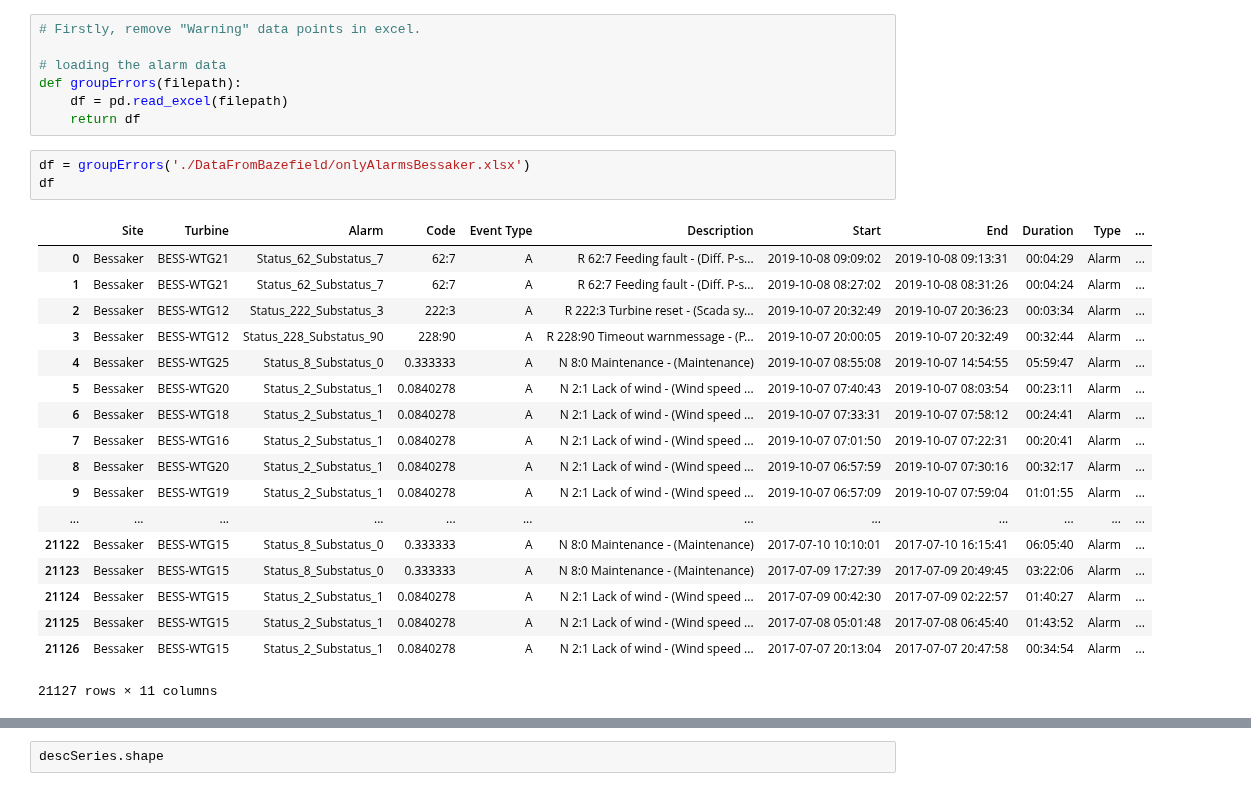
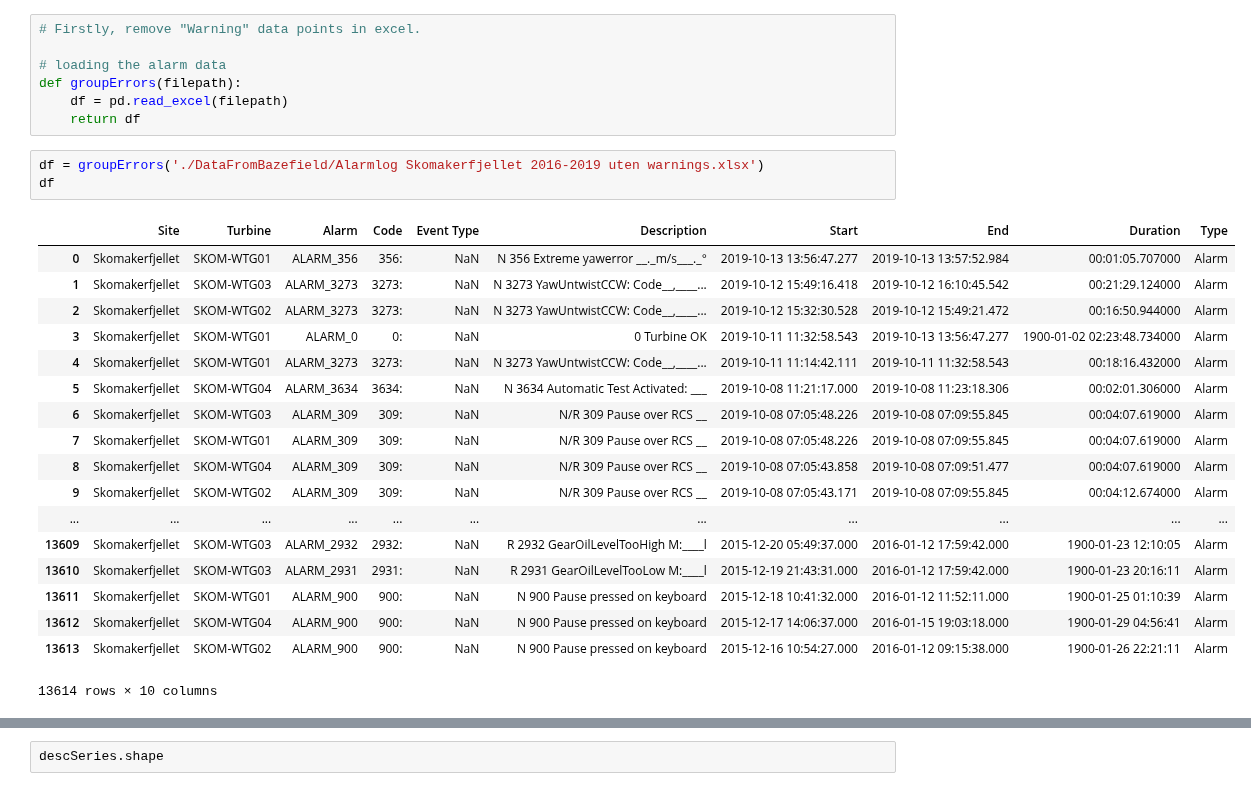
Before and after one commit to StianIsmar/project-thesis, a Jupyter notebook: stian/Parcing Alarm.ipynb, the cells around one changed output, grey strips where cells are left out. Drawn from its saved outputs; the diff is of its cells as text.

```diff
--- a/stian/Parcing Alarm.ipynb
+++ b/stian/Parcing Alarm.ipynb
@@ -13,27 +13,27 @@ def groupErrors(filepath):
     df = pd.read_excel(filepath)
     return df
 # %%
-df = groupErrors('./DataFromBazefield/onlyAlarmsBessaker.xlsx')
+df = groupErrors('./DataFromBazefield/Alarmlog Skomakerfjellet 2016-2019 uten warnings.xlsx')
 df
 # %% [output]
-|  | Site | Turbine | Alarm | Code | Event Type | Description | Start | End | Duration | Type | ... |
-| 0 | Bessaker | BESS-WTG21 | Status_62_Substatus_7 | 62:7 | A | R 62:7 Feeding fault - (Diff. P-s... | 2019-10-08 09:09:02 | 2019-10-08 09:13:31 | 00:04:29 | Alarm | ... |
-| 1 | Bessaker | BESS-WTG21 | Status_62_Substatus_7 | 62:7 | A | R 62:7 Feeding fault - (Diff. P-s... | 2019-10-08 08:27:02 | 2019-10-08 08:31:26 | 00:04:24 | Alarm | ... |
-| 2 | Bessaker | BESS-WTG12 | Status_222_Substatus_3 | 222:3 | A | R 222:3 Turbine reset - (Scada sy... | 2019-10-07 20:32:49 | 2019-10-07 20:36:23 | 00:03:34 | Alarm | ... |
-| 3 | Bessaker | BESS-WTG12 | Status_228_Substatus_90 | 228:90 | A | R 228:90 Timeout warnmessage - (P... | 2019-10-07 20:00:05 | 2019-10-07 20:32:49 | 00:32:44 | Alarm | ... |
-| 4 | Bessaker | BESS-WTG25 | Status_8_Substatus_0 | 0.333333 | A | N 8:0 Maintenance - (Maintenance) | 2019-10-07 08:55:08 | 2019-10-07 14:54:55 | 05:59:47 | Alarm | ... |
-| 5 | Bessaker | BESS-WTG20 | Status_2_Substatus_1 | 0.0840278 | A | N 2:1 Lack of wind - (Wind speed ... | 2019-10-07 07:40:43 | 2019-10-07 08:03:54 | 00:23:11 | Alarm | ... |
-| 6 | Bessaker | BESS-WTG18 | Status_2_Substatus_1 | 0.0840278 | A | N 2:1 Lack of wind - (Wind speed ... | 2019-10-07 07:33:31 | 2019-10-07 07:58:12 | 00:24:41 | Alarm | ... |
-| 7 | Bessaker | BESS-WTG16 | Status_2_Substatus_1 | 0.0840278 | A | N 2:1 Lack of wind - (Wind speed ... | 2019-10-07 07:01:50 | 2019-10-07 07:22:31 | 00:20:41 | Alarm | ... |
-| 8 | Bessaker | BESS-WTG20 | Status_2_Substatus_1 | 0.0840278 | A | N 2:1 Lack of wind - (Wind speed ... | 2019-10-07 06:57:59 | 2019-10-07 07:30:16 | 00:32:17 | Alarm | ... |
-| 9 | Bessaker | BESS-WTG19 | Status_2_Substatus_1 | 0.0840278 | A | N 2:1 Lack of wind - (Wind speed ... | 2019-10-07 06:57:09 | 2019-10-07 07:59:04 | 01:01:55 | Alarm | ... |
-| ... | ... | ... | ... | ... | ... | ... | ... | ... | ... | ... | ... |
-| 21122 | Bessaker | BESS-WTG15 | Status_8_Substatus_0 | 0.333333 | A | N 8:0 Maintenance - (Maintenance) | 2017-07-10 10:10:01 | 2017-07-10 16:15:41 | 06:05:40 | Alarm | ... |
-| 21123 | Bessaker | BESS-WTG15 | Status_8_Substatus_0 | 0.333333 | A | N 8:0 Maintenance - (Maintenance) | 2017-07-09 17:27:39 | 2017-07-09 20:49:45 | 03:22:06 | Alarm | ... |
-| 21124 | Bessaker | BESS-WTG15 | Status_2_Substatus_1 | 0.0840278 | A | N 2:1 Lack of wind - (Wind speed ... | 2017-07-09 00:42:30 | 2017-07-09 02:22:57 | 01:40:27 | Alarm | ... |
-| 21125 | Bessaker | BESS-WTG15 | Status_2_Substatus_1 | 0.0840278 | A | N 2:1 Lack of wind - (Wind speed ... | 2017-07-08 05:01:48 | 2017-07-08 06:45:40 | 01:43:52 | Alarm | ... |
-| 21126 | Bessaker | BESS-WTG15 | Status_2_Substatus_1 | 0.0840278 | A | N 2:1 Lack of wind - (Wind speed ... | 2017-07-07 20:13:04 | 2017-07-07 20:47:58 | 00:34:54 | Alarm | ... |
+|  | Site | Turbine | Alarm | Code | Event Type | Description | Start | End | Duration | Type |
+| 0 | Skomakerfjellet | SKOM-WTG01 | ALARM_356 | 356: | NaN | N 356 Extreme yawerror __._m/s___._° | 2019-10-13 13:56:47.277 | 2019-10-13 13:57:52.984 | 00:01:05.707000 | Alarm |
+| 1 | Skomakerfjellet | SKOM-WTG03 | ALARM_3273 | 3273: | NaN | N 3273 YawUntwistCCW: Code__,____... | 2019-10-12 15:49:16.418 | 2019-10-12 16:10:45.542 | 00:21:29.124000 | Alarm |
+| 2 | Skomakerfjellet | SKOM-WTG02 | ALARM_3273 | 3273: | NaN | N 3273 YawUntwistCCW: Code__,____... | 2019-10-12 15:32:30.528 | 2019-10-12 15:49:21.472 | 00:16:50.944000 | Alarm |
+| 3 | Skomakerfjellet | SKOM-WTG01 | ALARM_0 | 0: | NaN | 0 Turbine OK | 2019-10-11 11:32:58.543 | 2019-10-13 13:56:47.277 | 1900-01-02 02:23:48.734000 | Alarm |
+| 4 | Skomakerfjellet | SKOM-WTG01 | ALARM_3273 | 3273: | NaN | N 3273 YawUntwistCCW: Code__,____... | 2019-10-11 11:14:42.111 | 2019-10-11 11:32:58.543 | 00:18:16.432000 | Alarm |
+| 5 | Skomakerfjellet | SKOM-WTG04 | ALARM_3634 | 3634: | NaN | N 3634 Automatic Test Activated: ___ | 2019-10-08 11:21:17.000 | 2019-10-08 11:23:18.306 | 00:02:01.306000 | Alarm |
+| 6 | Skomakerfjellet | SKOM-WTG03 | ALARM_309 | 309: | NaN | N/R 309 Pause over RCS __ | 2019-10-08 07:05:48.226 | 2019-10-08 07:09:55.845 | 00:04:07.619000 | Alarm |
+| 7 | Skomakerfjellet | SKOM-WTG01 | ALARM_309 | 309: | NaN | N/R 309 Pause over RCS __ | 2019-10-08 07:05:48.226 | 2019-10-08 07:09:55.845 | 00:04:07.619000 | Alarm |
+| 8 | Skomakerfjellet | SKOM-WTG04 | ALARM_309 | 309: | NaN | N/R 309 Pause over RCS __ | 2019-10-08 07:05:43.858 | 2019-10-08 07:09:51.477 | 00:04:07.619000 | Alarm |
+| 9 | Skomakerfjellet | SKOM-WTG02 | ALARM_309 | 309: | NaN | N/R 309 Pause over RCS __ | 2019-10-08 07:05:43.171 | 2019-10-08 07:09:55.845 | 00:04:12.674000 | Alarm |
+| ... | ... | ... | ... | ... | ... | ... | ... | ... | ... | ... |
+| 13609 | Skomakerfjellet | SKOM-WTG03 | ALARM_2932 | 2932: | NaN | R 2932 GearOilLevelTooHigh M:____l | 2015-12-20 05:49:37.000 | 2016-01-12 17:59:42.000 | 1900-01-23 12:10:05 | Alarm |
+| 13610 | Skomakerfjellet | SKOM-WTG03 | ALARM_2931 | 2931: | NaN | R 2931 GearOilLevelTooLow M:____l | 2015-12-19 21:43:31.000 | 2016-01-12 17:59:42.000 | 1900-01-23 20:16:11 | Alarm |
+| 13611 | Skomakerfjellet | SKOM-WTG01 | ALARM_900 | 900: | NaN | N 900 Pause pressed on keyboard | 2015-12-18 10:41:32.000 | 2016-01-12 11:52:11.000 | 1900-01-25 01:10:39 | Alarm |
+| 13612 | Skomakerfjellet | SKOM-WTG04 | ALARM_900 | 900: | NaN | N 900 Pause pressed on keyboard | 2015-12-17 14:06:37.000 | 2016-01-15 19:03:18.000 | 1900-01-29 04:56:41 | Alarm |
+| 13613 | Skomakerfjellet | SKOM-WTG02 | ALARM_900 | 900: | NaN | N 900 Pause pressed on keyboard | 2015-12-16 10:54:27.000 | 2016-01-12 09:15:38.000 | 1900-01-26 22:21:11 | Alarm |
-21127 rows × 11 columns
+13614 rows × 10 columns
 # %%
 descSeries = df.groupby('Description').size().sort_values(ascending=False)
 
```
Also changed, not shown: parts of 1 cell of this notebook, 1 other file.
